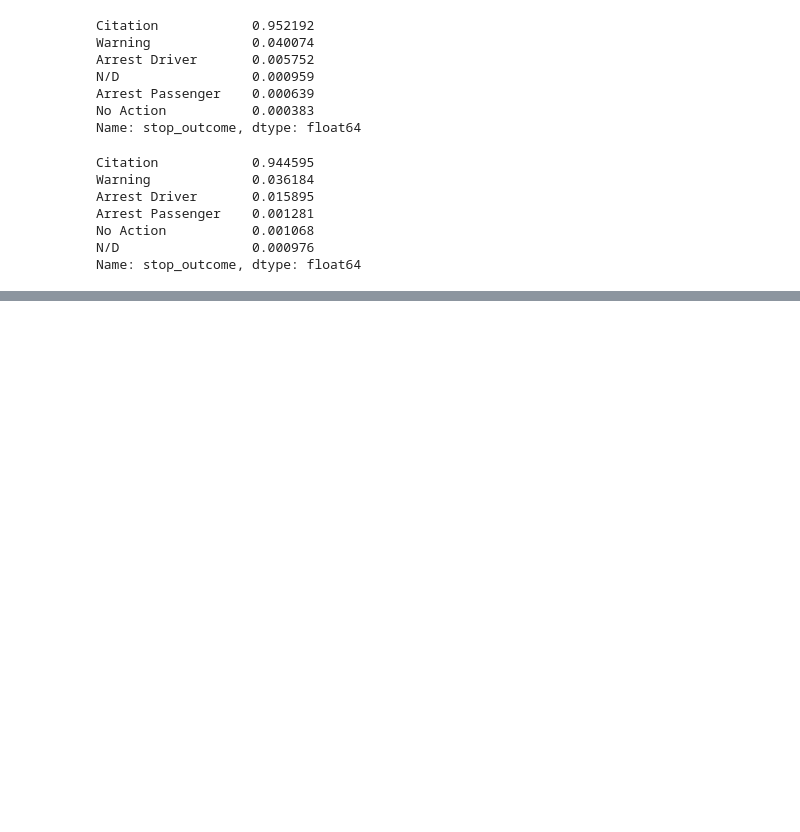
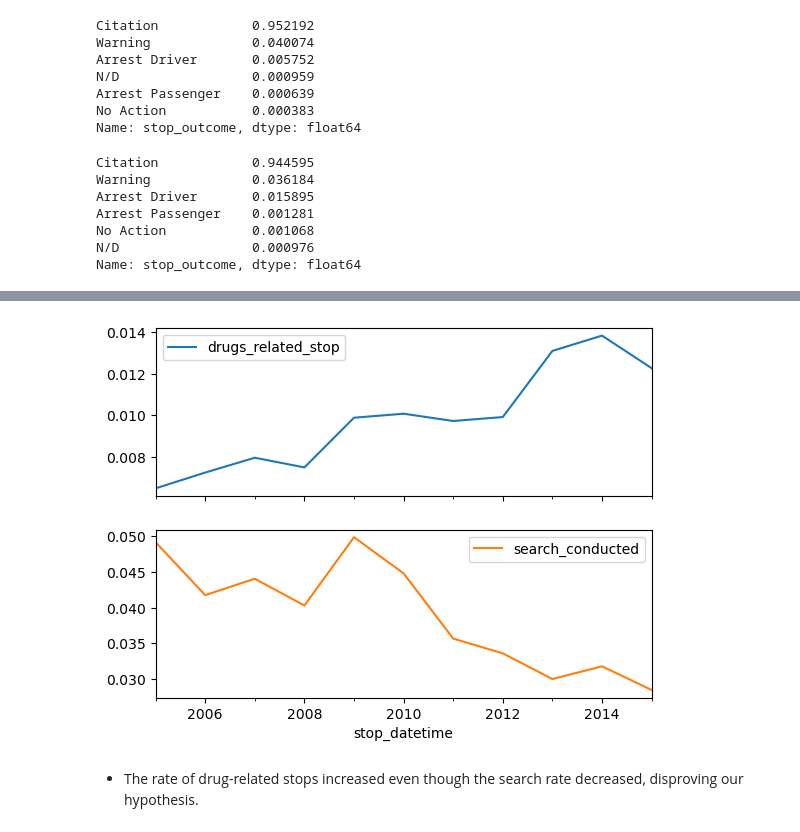
Before and after one commit to craigtrupp/Educational-Data-Python-Items, a Jupyter notebook: DataCamp/Pandas/Analyzing Police Activity with pandas.ipynb, the cells around one changed output, grey strips where cells are left out. Cells and saved outputs as stored; diff of their text form; code cells hidden in the pictures; blank space fills up the shorter version.

```diff
--- a/DataCamp/Pandas/Analyzing Police Activity with pandas.ipynb
+++ b/DataCamp/Pandas/Analyzing Police Activity with pandas.ipynb
@@ -276,0 +561,17 @@ Name: stop_outcome, dtype: float64
+# %%
+# Calculate and save the annual search rate
+annual_search_rate = ri.search_conducted.resample('A').mean()
+
+
+# Concatenate 'annual_drug_rate' and 'annual_search_rate' (side by side - same length and shared timestamp resampled axis/index)
+annual = pd.concat([annual_drug_rate, annual_search_rate], axis='columns')
+
+# # Create subplots from 'annual'
+annual.plot(subplots=True)
+
+# Display the subplots
+plt.show()
+# %% [output]
+[figure, added]
+# %% [markdown]
+* The rate of drug-related stops increased even though the search rate decreased, disproving our hypothesis.
```
Also changed, not shown: parts of 29 cells of this notebook, 5 other files.
